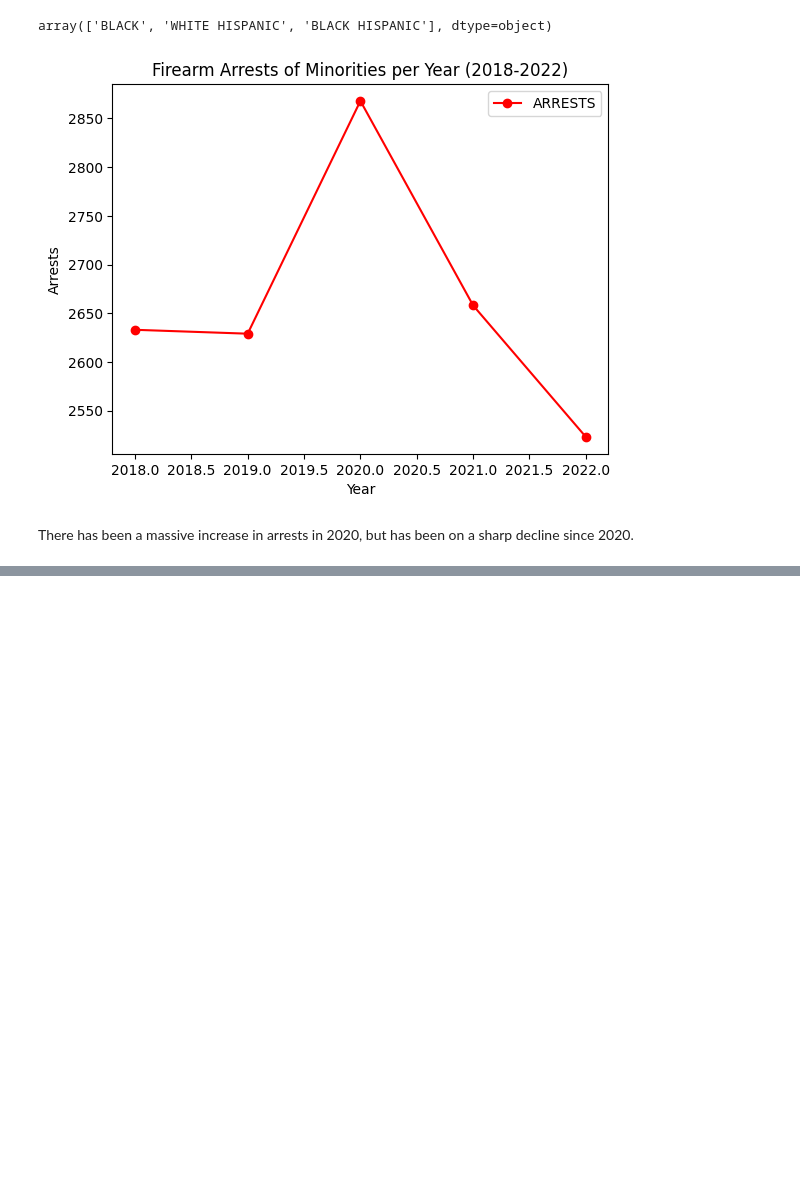
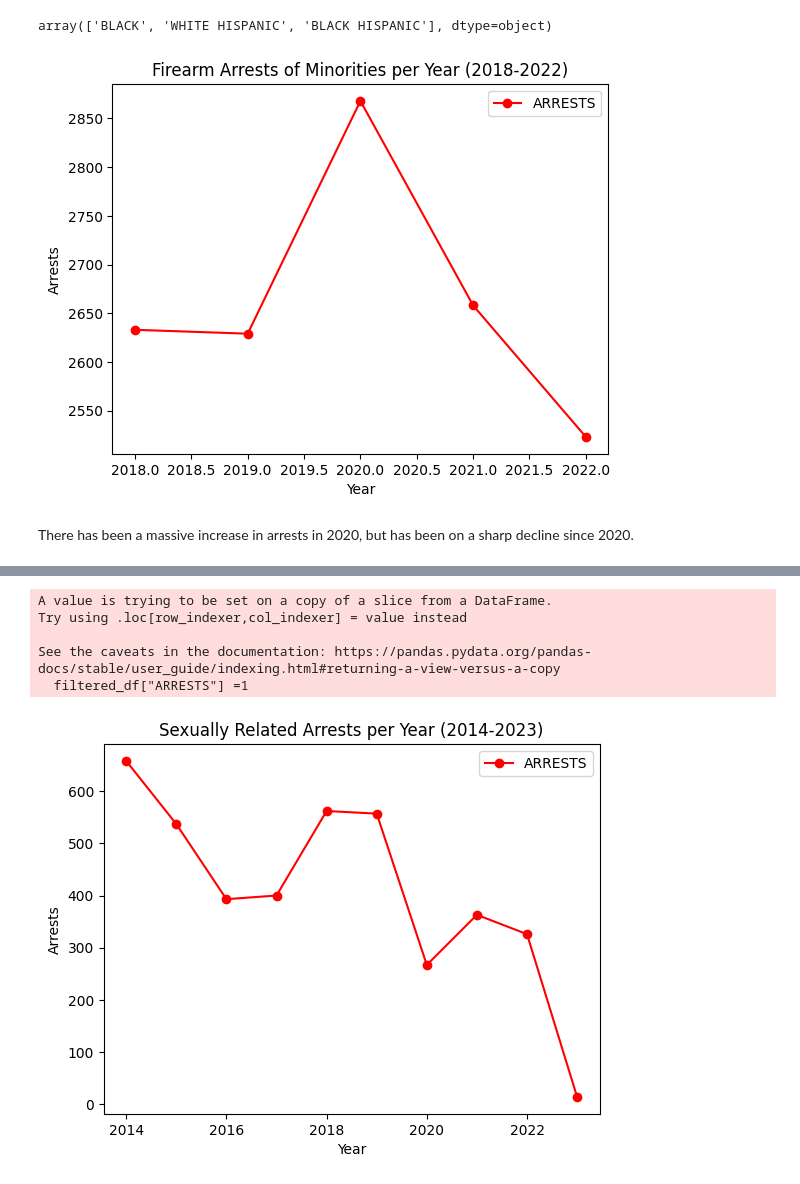
Before and after one commit to Dwawilson/Technology, a Jupyter notebook: Technology_and_Crime_in_Arrests_in_the_City_of_Chicago.ipynb, the cells around one changed output, grey strips where cells are left out. Drawn from its saved outputs; the diff is of its cells as text; code cells hidden in the pictures; blank space fills up the shorter version.

```diff
--- a/Technology_and_Crime_in_Arrests_in_the_City_of_Chicago.ipynb
+++ b/Technology_and_Crime_in_Arrests_in_the_City_of_Chicago.ipynb
@@ -62,0 +90,8 @@ from matplotlib import pyplot as plt
+# %%
+# Drop columns that won't be used
+columns_to_drop = ["CB_NO", "CASE NUMBER", "CHARGE 1 STATUTE", "CHARGE 1 DESCRIPTION", "CHARGE 1 TYPE", "CHARGE 1 CLASS",
+                   "CHARGE 2 STATUTE", "CHARGE 2 TYPE", "CHARGE 2 CLASS","CHARGE 2 DESCRIPTION", "CHARGE 3 STATUTE", "CHARGE 3 TYPE", "CHARGE 3 CLASS","CHARGE 3 DESCRIPTION", "CHARGE 4 STATUTE","CHARGE 4 DESCRIPTION", "CHARGE 4 TYPE", "CHARGE 4 CLASS", "CHARGES STATUTE", "CHARGES TYPE",	"CHARGES CLASS"]
+df = df.drop(columns_to_drop, axis=1)
+
+# Preview the dataset
+df.head()
@@ -411,0 +585,13 @@ There has been a massive increase in arrests in 2020, but has been on a sharp de
+# %%
+# Creating a new DataFrame with only relevant information = df[['ARREST DATE', 'CHARGES DESCRIPTION']]
+sex_crimes_df = df[['ARREST DATE', 'CHARGES DESCRIPTION']]
+# Converting arrest date into datetime format
+sex_crimes_df['ARREST DATE'] = sex_crimes_df['ARREST DATE'].str.replace('/', '-')
+sex_crimes_df['ARREST DATE'] = pd.to_datetime(sex_crimes_df['ARREST DATE'], errors='coerce')
+# Setting arrest date as the index
+sex_crimes_df.set_index('ARREST DATE', inplace=True)
+# Sorting the dates
+sex_crimes_df.sort_index(inplace=True)
+# Displaying the Dataframe
+display(sex_crimes_df.head())
+display(sex_crimes_df.tail())
@@ -411,0 +627,7 @@ There has been a massive increase in arrests in 2020, but has been on a sharp de
+# %%
+# Finding charges involving sex
+filtered_df = sex_crimes_df[sex_crimes_df['CHARGES DESCRIPTION'].str.contains('SEX', case=False)]
+
+# Displaying the Dataframe
+display(filtered_df.head())
+display(filtered_df.tail())
@@ -411,0 +649,21 @@ There has been a massive increase in arrests in 2020, but has been on a sharp de
+# %%
+# Adding a column that counts the amount of arrests
+filtered_df["ARRESTS"] =1
+# Dropping the Charges Description column
+filtered_df = filtered_df.drop(columns=['CHARGES DESCRIPTION'])
+# %% [output]
+A value is trying to be set on a copy of a slice from a DataFrame.
+Try using .loc[row_indexer,col_indexer] = value instead
+
+See the caveats in the documentation: https://pandas.pydata.org/pandas-docs/stable/user_guide/indexing.html#returning-a-view-versus-a-copy
+  filtered_df["ARRESTS"] =1
+# %%
+# Creating a line graph
+sex_charges_per_year = filtered_df.groupby(by=[filtered_df.index.year]).sum().plot(color='r',
+marker='o',
+title='Sexually Related Arrests per Year (2014-2023)',
+xlabel='Year',
+ylabel='Arrests'
+)
+# %% [output]
+[figure, added]
```
Also changed, not shown: parts of 33 cells of this notebook, 1 other file.
